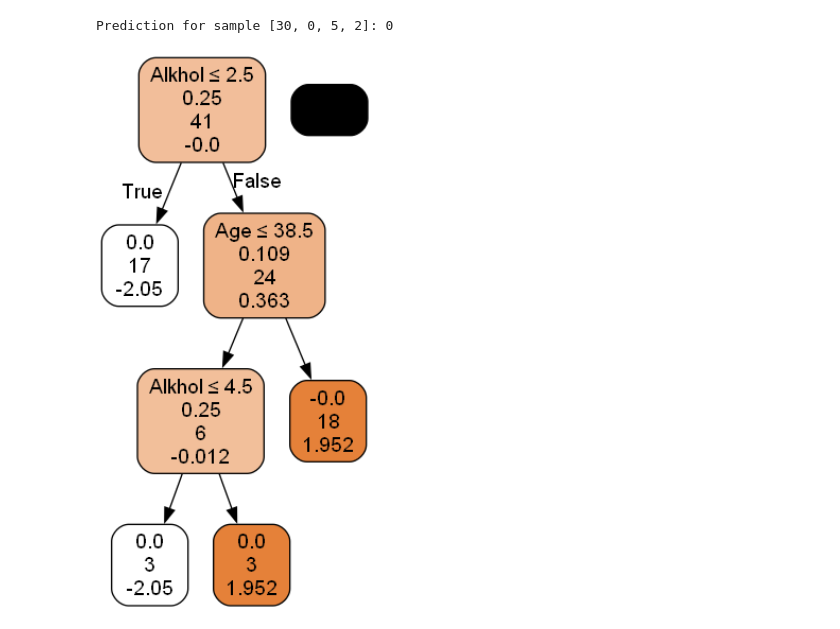
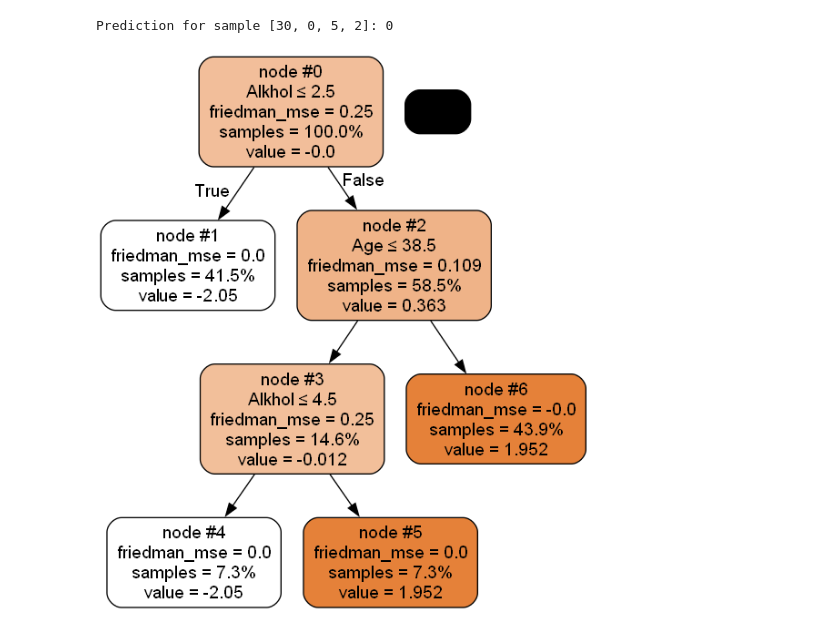
Before and after one commit to Xkylz1/Pattern-Recognition, a Jupyter notebook: decision-tree/boosting-algorithm/gbm.ipynb, the cells around one changed output. Saved outputs shown, nothing was run; the diff lists cells and outputs as text; code cells hidden in the pictures.

```diff
--- a/decision-tree/boosting-algorithm/gbm.ipynb
+++ b/decision-tree/boosting-algorithm/gbm.ipynb
@@ -67,22 +67,27 @@ Prediction for sample [30, 0, 5, 2]: 0
 # %%
 # Extract one tree from the forest (e.g., the first tree)
 tree = gbm.estimators_[0, 0]  # For GBM, access the tree at [0, 0] index
 
-# Export the tree as DOT data with simplified visualization parameters
+# Export the tree as DOT data with detailed visualization parameters
 dot_data = export_graphviz(tree, out_file=None,
                            feature_names=df.columns[2:-1],
                            class_names=[str(i) for i in set(y)],
                            filled=True, rounded=True,
                            special_characters=True,
                            max_depth=3,  # Limit the depth for better readability
-                           node_ids=False,  # Do not show node IDs
-                           label='none',  # Do not show labels
-                           leaves_parallel=False)  # Avoid parallel leaves
+                           node_ids=True,  # Show node IDs
+                           proportion=True,  # Show proportions of samples
+                           impurity=True,  # Show impurity
+                           label='all',  # Include more detailed labels
+                           leaves_parallel=False)  # Use parallel leaves
 
 # Use pydotplus to create a graph from the DOT data
 graph = pydotplus.graph_from_dot_data(dot_data)
 
+# Optionally, you can manually modify the DOT data here to add custom descriptions
+# For example, appending some custom text to node labels
+
 # Display the simplified tree image
 Image(graph.create_png(), width=800, height=600)
 # %% [output]
-[figure, old version]
+[figure, new version]
```
Also changed, not shown: 2 other files.
